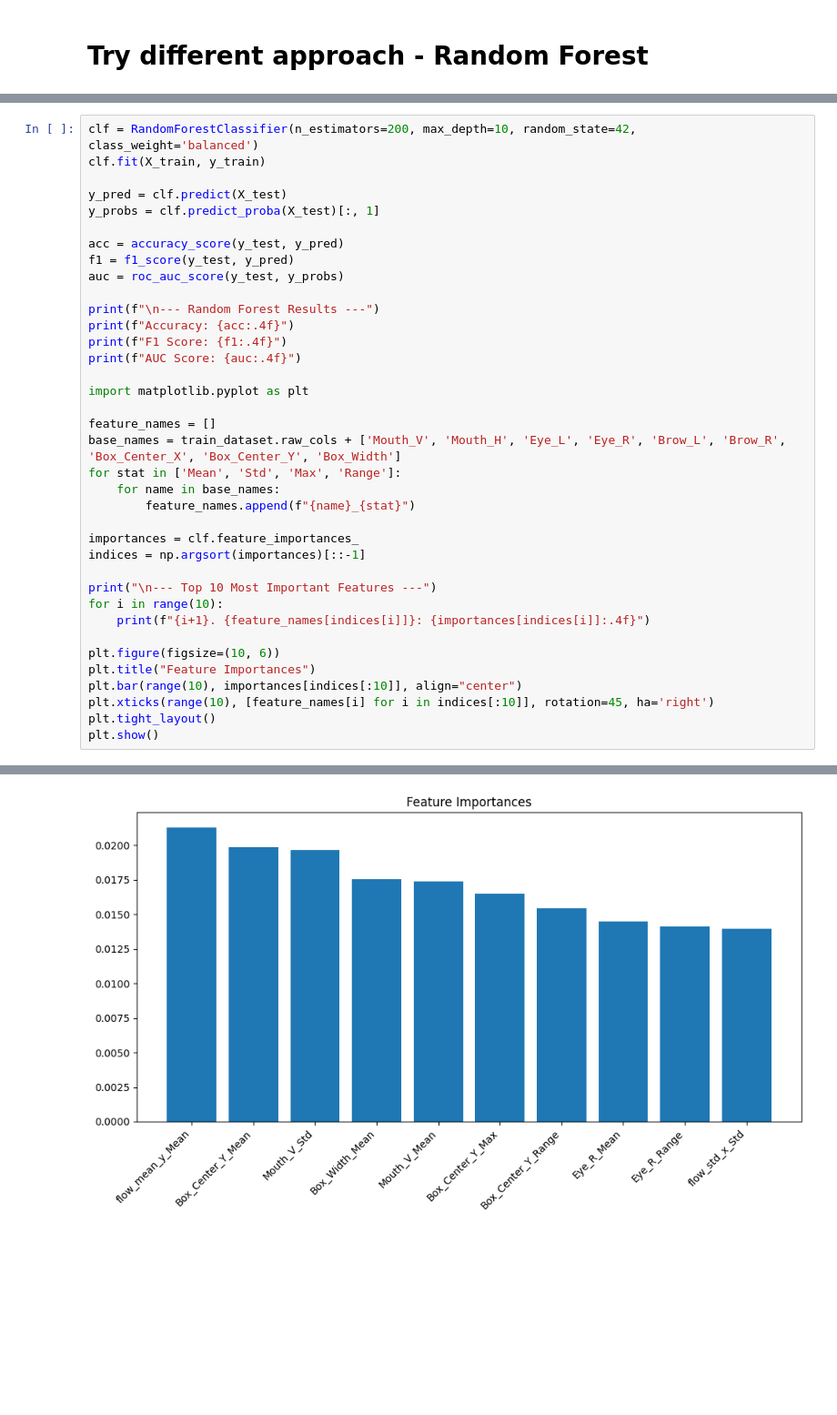
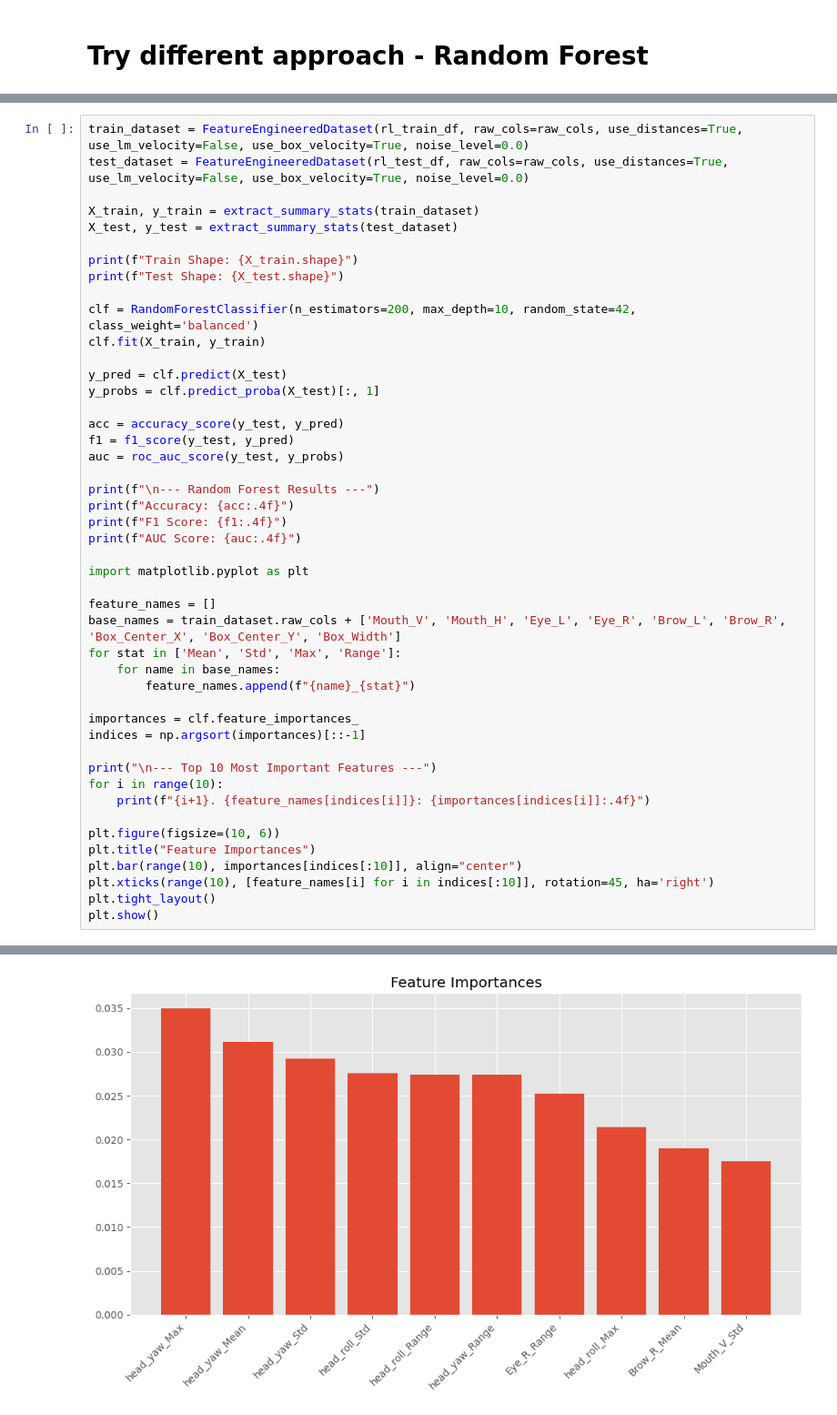
Before and after one commit to pekoraptor/lie-detection, a Jupyter notebook: research/main.ipynb, the cells around one changed output, grey strips where cells are left out. Shown at 91% size. Cells and saved outputs as stored; diff of their text form; blank space fills up the shorter version.

```diff
--- a/research/main.ipynb
+++ b/research/main.ipynb
@@ -1093,4 +1031,13 @@ Test Shape: (185, 92)
 # %%
+train_dataset = FeatureEngineeredDataset(rl_train_df, raw_cols=raw_cols, use_distances=True, use_lm_velocity=False, use_box_velocity=True, noise_level=0.0)
+test_dataset = FeatureEngineeredDataset(rl_test_df, raw_cols=raw_cols, use_distances=True, use_lm_velocity=False, use_box_velocity=True, noise_level=0.0)
+
+X_train, y_train = extract_summary_stats(train_dataset)
+X_test, y_test = extract_summary_stats(test_dataset)
+
+print(f"Train Shape: {X_train.shape}")
+print(f"Test Shape: {X_test.shape}")
+
 clf = RandomForestClassifier(n_estimators=200, max_depth=10, random_state=42, class_weight='balanced')
 clf.fit(X_train, y_train)
 
@@ -1147 +1099 @@ AUC Score: 0.5262
-[figure, old version]
+[figure, new version]
```
Also changed, not shown: parts of 4 cells of this notebook.
